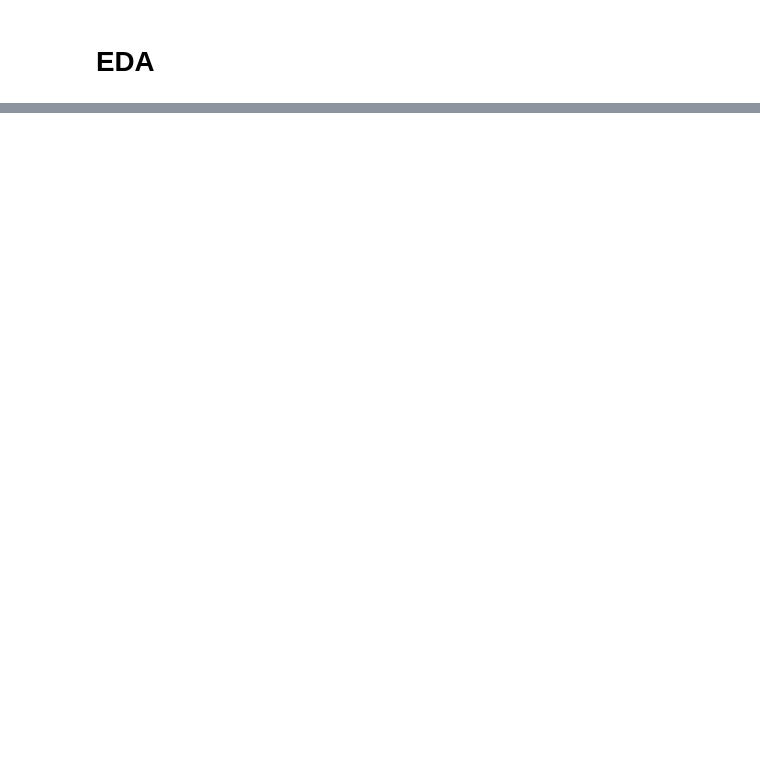
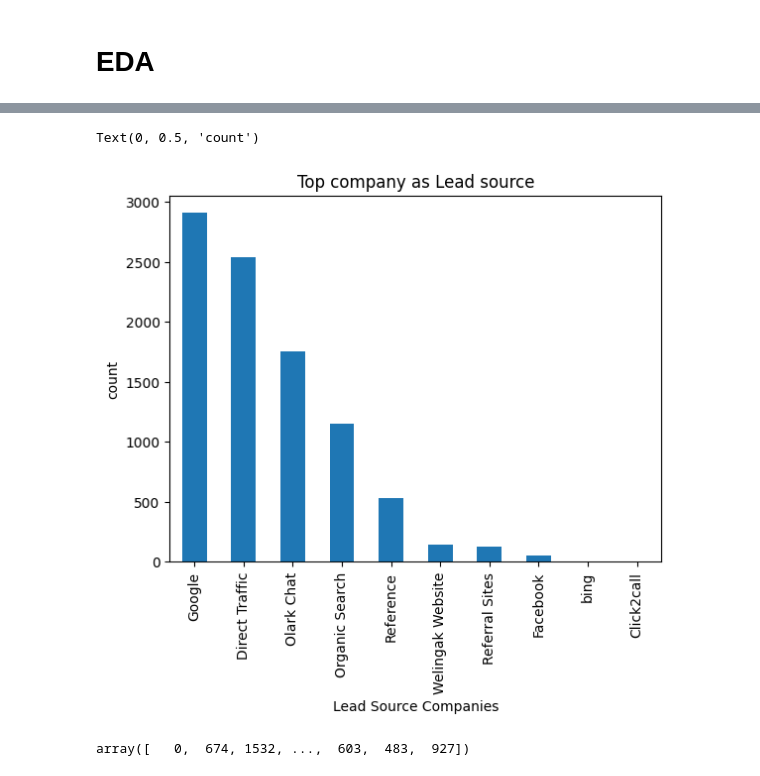
Before and after one commit to harshita-commits/Lead-Scoring-Case-Study, a Jupyter notebook: Lead_score_case_study.ipynb, the cells around one changed output, grey strips where cells are left out. Cells and saved outputs as stored; diff of their text form; code cells hidden in the pictures; blank space fills up the shorter version.

```diff
--- a/Lead_score_case_study.ipynb
+++ b/Lead_score_case_study.ipynb
@@ -298,0 +385,13 @@ Lead_df['Last Activity'] = Lead_df['Last Activity'].replace(np.nan,'Email Opened
+# %%
+ax=Lead_df['Lead Source'].value_counts() \
+.head(10) \
+.plot(kind='bar',title='Top company as Lead source')
+ax.set_xlabel('Lead Source Companies')
+ax.set_ylabel('count')
+# %% [output]
+Text(0, 0.5, 'count')
+[figure, added]
+# %%
+Lead_df['Total Time Spent on Website'].unique()
+# %% [output]
+array([   0,  674, 1532, ...,  603,  483,  927])
```
Also changed, not shown: parts of 140 cells of this notebook, 1 other file.
